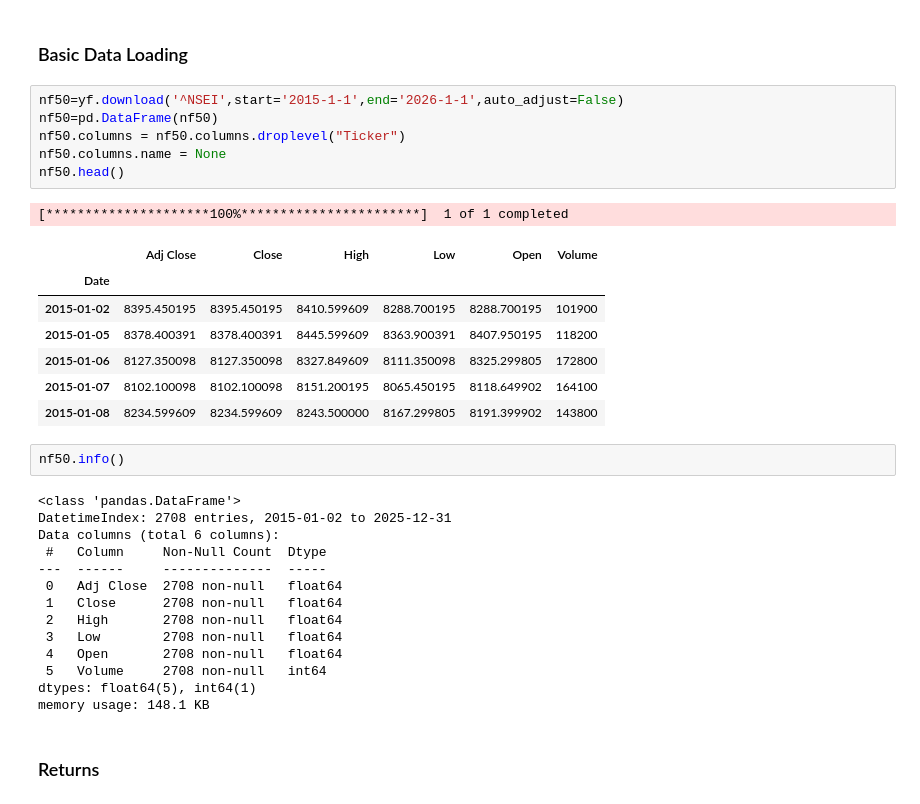
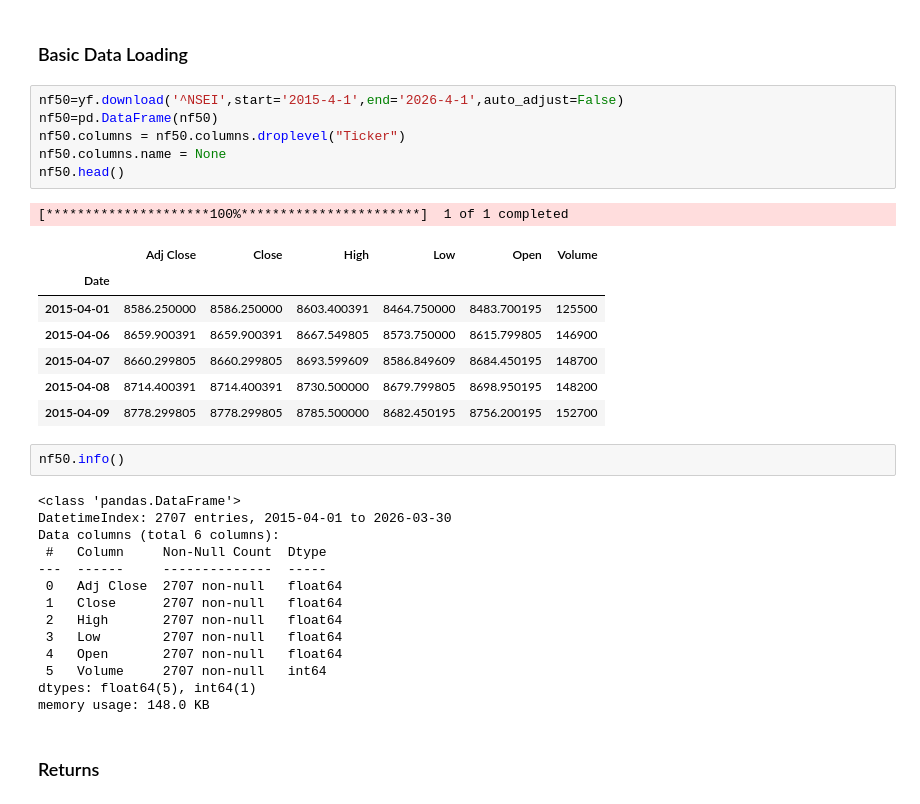
Before and after one commit to shouvik-maity/Indian-Stock-Market-Analysis, a Jupyter notebook: market_analysis.ipynb, the cells around one changed output. Drawn from its saved outputs; the diff is of its cells as text.

```diff
--- a/market_analysis.ipynb
+++ b/market_analysis.ipynb
@@ -15,36 +15,36 @@ from pandas_datareader import data as wb
 # %% [markdown]
 ### Basic Data Loading
 # %%
-nf50=yf.download('^NSEI',start='2015-1-1',end='2026-1-1',auto_adjust=False)
+nf50=yf.download('^NSEI',start='2015-4-1',end='2026-4-1',auto_adjust=False)
 nf50=pd.DataFrame(nf50)
 nf50.columns = nf50.columns.droplevel("Ticker")
 nf50.columns.name = None
 nf50.head()
 # %% [output]
 [*********************100%***********************]  1 of 1 completed
 |  | Adj Close | Close | High | Low | Open | Volume |
 | Date |  |  |  |  |  |  |
-| 2015-01-02 | 8395.450195 | 8395.450195 | 8410.599609 | 8288.700195 | 8288.700195 | 101900 |
-| 2015-01-05 | 8378.400391 | 8378.400391 | 8445.599609 | 8363.900391 | 8407.950195 | 118200 |
-| 2015-01-06 | 8127.350098 | 8127.350098 | 8327.849609 | 8111.350098 | 8325.299805 | 172800 |
-| 2015-01-07 | 8102.100098 | 8102.100098 | 8151.200195 | 8065.450195 | 8118.649902 | 164100 |
-| 2015-01-08 | 8234.599609 | 8234.599609 | 8243.500000 | 8167.299805 | 8191.399902 | 143800 |
+| 2015-04-01 | 8586.250000 | 8586.250000 | 8603.400391 | 8464.750000 | 8483.700195 | 125500 |
+| 2015-04-06 | 8659.900391 | 8659.900391 | 8667.549805 | 8573.750000 | 8615.799805 | 146900 |
+| 2015-04-07 | 8660.299805 | 8660.299805 | 8693.599609 | 8586.849609 | 8684.450195 | 148700 |
+| 2015-04-08 | 8714.400391 | 8714.400391 | 8730.500000 | 8679.799805 | 8698.950195 | 148200 |
+| 2015-04-09 | 8778.299805 | 8778.299805 | 8785.500000 | 8682.450195 | 8756.200195 | 152700 |
 # %%
 nf50.info()
 # %% [output]
 <class 'pandas.DataFrame'>
-DatetimeIndex: 2708 entries, 2015-01-02 to 2025-12-31
+DatetimeIndex: 2707 entries, 2015-04-01 to 2026-03-30
 Data columns (total 6 columns):
  #   Column     Non-Null Count  Dtype
 ---  ------     --------------  -----
- 0   Adj Close  2708 non-null   float64
- 1   Close      2708 non-null   float64
- 2   High       2708 non-null   float64
- 3   Low        2708 non-null   float64
- 4   Open       2708 non-null   float64
- 5   Volume     2708 non-null   int64
+ 0   Adj Close  2707 non-null   float64
+ 1   Close      2707 non-null   float64
+ 2   High       2707 non-null   float64
+ 3   Low        2707 non-null   float64
+ 4   Open       2707 non-null   float64
+ 5   Volume     2707 non-null   int64
 dtypes: float64(5), int64(1)
-memory usage: 148.1 KB
+memory usage: 148.0 KB
 # %% [markdown]
 ### Returns
 # %%
```
Also changed, not shown: parts of 7 cells of this notebook.
